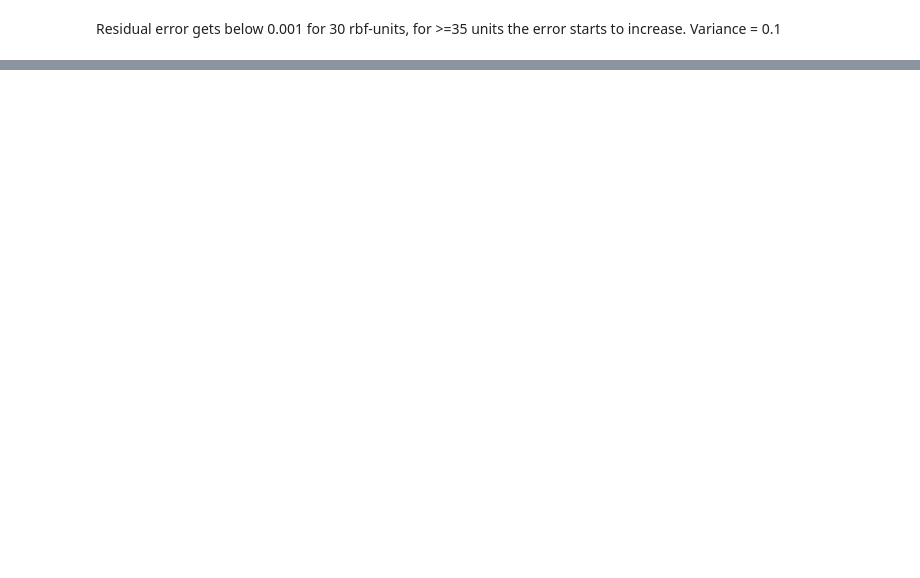
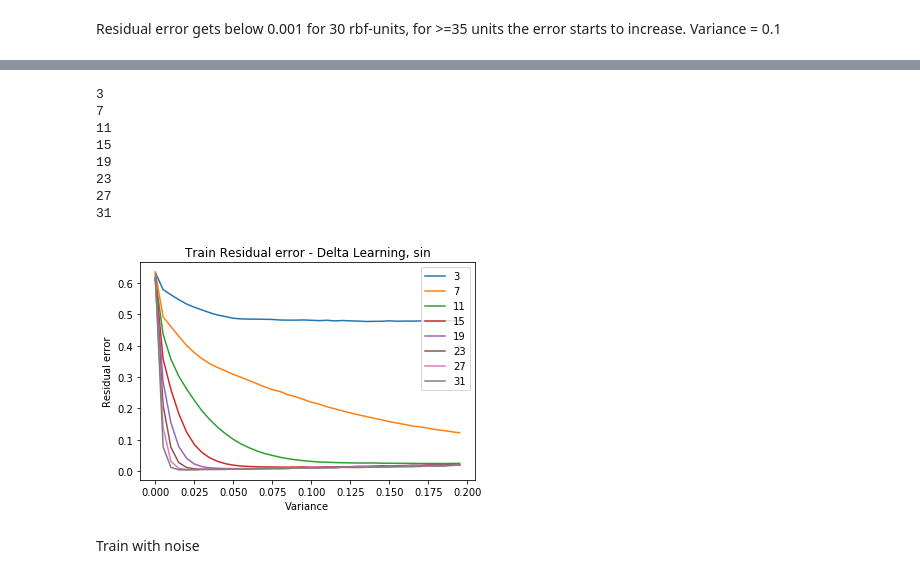
Before and after one commit to vbodell/DD2437, a Jupyter notebook: Lab2/Victor.ipynb, the cells around one changed output, grey strips where cells are left out. Cells and saved outputs as stored; diff of their text form; code cells hidden in the pictures; blank space fills up the shorter version.

```diff
--- a/Lab2/Victor.ipynb
+++ b/Lab2/Victor.ipynb
@@ -155,7 +156,6 @@ def least_squares_weights(phi_matrix, labels):
         np.dot(phi_matrix.T, labels.T))
 # %%
 def residual_error(phi_matrix, weights, labels):
-    return np.sum(
-        np.abs(np.dot(phi_matrix, computed_weights) - labels.T)
-    )/labels.shape[1]
+    return np.mean(
+        np.abs(np.dot(phi_matrix, weights) - labels.T))
 # %%
@@ -182,6 +179,6 @@ def train_RBF(patterns, units, weights, labels, learning_rate=0.018):
 # %%
 phi_matrix = get_phi_matrix(patterns, units)
 computed_weights = least_squares_weights(phi_matrix, sin_2x)
-trained_weights = train_RBF(patterns, units, weights, sin_2x)
+trained_weights = train_RBF_delta(patterns, units, weights, sin_2x, epochs=20)
 # %%
 plt.title("Estimated function using Least Squares solution")
@@ -199,0 +204,39 @@ print(residual_error(phi_matrix, weights, sin_2x))
+# %%
+error_vals = {}
+noise_error_vals = {}
+
+fig = plt.figure()
+
+for no_of_units in range(3,35, 4):
+    print(no_of_units)
+    RBF_UNITS = no_of_units
+    for var in np.arange(0.00001, 0.2, 0.005):
+        d = (X_MAX - X_MIN)/RBF_UNITS
+        means = np.arange(0 + d/2, X_MAX, X_MAX/RBF_UNITS)
+        units = [unit(means[row], var) for row in range(RBF_UNITS)]
+        weights = get_weights((RBF_UNITS, 1)).reshape((RBF_UNITS, 1))
+
+        phi_matrix = get_phi_matrix(patterns, units)
+    #     computed_weights = least_squares_weights(phi_matrix, sin_2x)
+        trained_weights = train_RBF_delta(patterns, units, weights, sin_2x, epochs=20)
+        error_vals[var] = residual_error(phi_matrix, trained_weights, sin_2x)
+
+    plt.plot(error_vals.keys(), error_vals.values(), label=str(no_of_units))
+# plt.plot(noise_error_vals.keys(), noise_error_vals.values())
+plt.legend()
+plt.title("Train Residual error - Delta Learning, sin")
+plt.xlabel("Variance")
+plt.ylabel("Residual error")
+fig.savefig("plot.pdf")
+# %% [output]
+3
+7
+11
+15
+19
+23
+27
+31
+[figure, added]
+# %% [markdown]
+Train with noise
```
Also changed, not shown: parts of 34 cells of this notebook, 1 other file.
